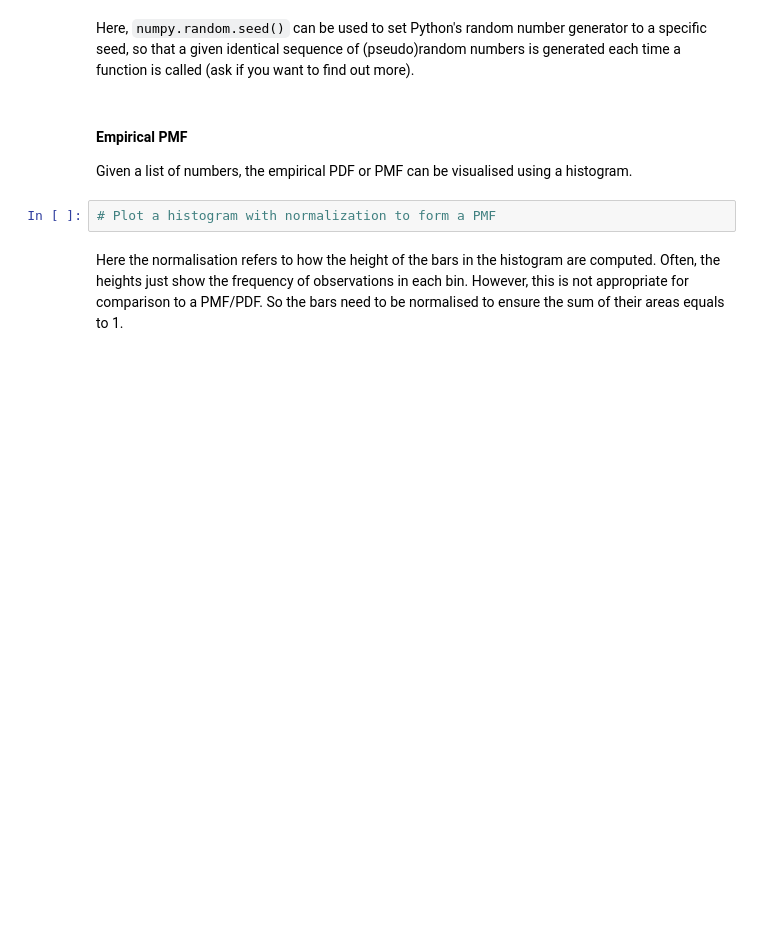
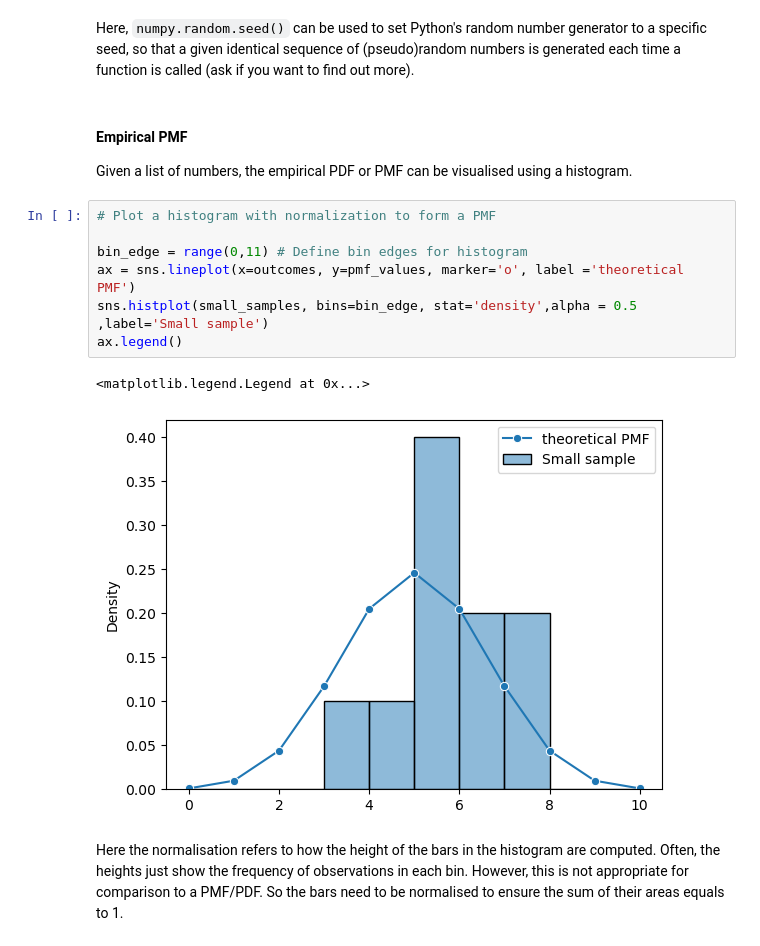
Before and after one commit to Hongze200532/Data-Science, a Jupyter notebook: Applied Statcis_Week 7/worksheet01.ipynb, the cells around one changed output. Saved outputs shown, nothing was run; the diff lists cells and outputs as text; blank space fills up the shorter version.

```diff
--- a/Applied Statcis_Week 7/worksheet01.ipynb
+++ b/Applied Statcis_Week 7/worksheet01.ipynb
@@ -60,8 +113,16 @@ Here, `numpy.random.seed()` can be used to set Python's random number generator
 # %% [markdown]
 #### Empirical PMF
 Given a list of numbers, the empirical PDF or PMF can be visualised using a histogram.
-# %%
-# Plot a histogram with normalization to form a PMF
+# %%
+# Plot a histogram with normalization to form a PMF
+
+bin_edge = range(0,11) # Define bin edges for histogram
+ax = sns.lineplot(x=outcomes, y=pmf_values, marker='o', label ='theoretical PMF')
+sns.histplot(small_samples, bins=bin_edge, stat='density',alpha = 0.5 ,label='Small sample')
+ax.legend()
+# %% [output]
+<matplotlib.legend.Legend at 0x...>
+[figure, added]
 # %% [markdown]
 Here the normalisation refers to how the height of the bars in the histogram are computed. Often, the heights just show the frequency of observations in each bin. However, this is not appropriate for comparison to a PMF/PDF. So the bars need to be normalised to ensure the sum of their areas equals to 1.
 # %% [markdown]
```
Also changed, not shown: parts of 20 cells of this notebook.
